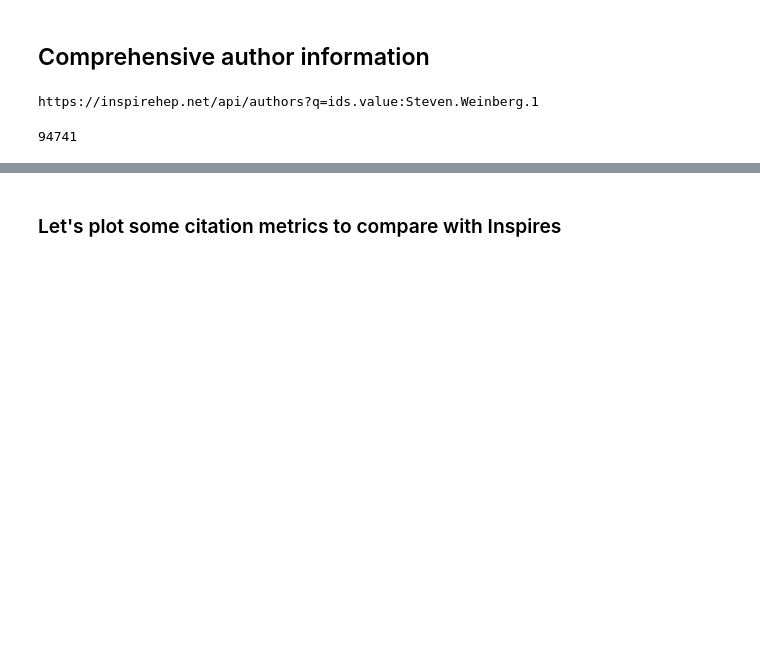
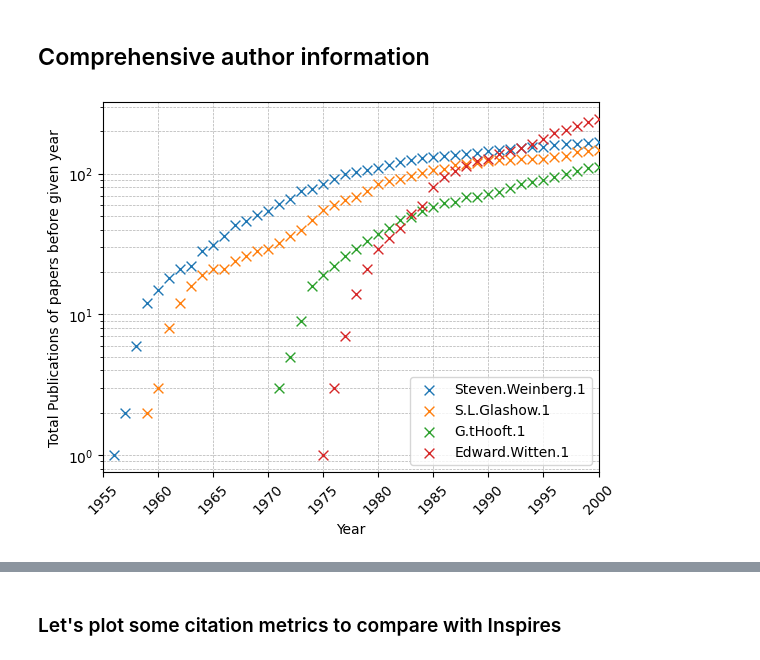
Before and after one commit to mhostert/inspy-hep, a Jupyter notebook: examples/example_1.ipynb, the cells around one changed output, grey strips where cells are left out. Drawn from its saved outputs; the diff is of its cells as text; code cells hidden in the pictures; blank space fills up the shorter version.

```diff
--- a/examples/example_1.ipynb
+++ b/examples/example_1.ipynb
@@ -58,11 +47,2 @@ SM_paper.authors
 # %% [markdown]
 ## Comprehensive author information
-# %%
-SW = Author('Steven.Weinberg.1')
-# %% [output]
-https://inspirehep.net/api/authors?q=ids.value:Steven.Weinberg.1
-# %%
-# Total number of citations
-SW.citations
-# %% [output]
-94741
@@ -68,0 +55,22 @@ SW.citations
+# %%
+colors = ['#1f77b4', '#ff7f0e', '#2ca02c', '#d62728']
+cumsum = True
+YEAR_START = 1955
+YEAR_END = 2000
+for author, color in zip(authors, colors):
+
+    description = f"{author.bai}\ncitations: {author.citations}\ncitations (no self): {author.citations_noself},\ncoauthors: {np.size(list(author.coauthors_cap10.keys()))}\n"
+    description+= f"num_hits: {author.num_hits}\ncitation/paper avg: {author.citations/author.num_hits if author.num_hits > 0 else 0.0:.1f}\n"
+    plt.scatter(np.arange(YEAR_START, YEAR_END + 1), author.get_publications_per_year(year_range=(YEAR_START,YEAR_END), min_citations=0, cumulative=cumsum, only_citeable=True), label=author.bai, color=color, marker='x', s=50, alpha=1, edgecolor='black', linewidth=1, zorder=10)
+    # plt.scatter(np.arange(YEAR_START, 2026), author.get_publications_per_year(year_range=(YEAR_START,2025), min_citations=500, cumulative=cumsum, only_citeable=True), color=color, marker='o', s=20, alpha=1, edgecolor='black', linewidth=1, zorder=10)
+
+plt.semilogy()
+plt.xlabel("Year")
+plt.ylabel("Total Publications of papers before given year")
+plt.xlim(YEAR_START, YEAR_END)
+plt.xticks(np.arange(YEAR_START, YEAR_END+1, 5), rotation=45)
+plt.grid(True, which='both', linestyle='--', linewidth=0.5)
+plt.legend(loc='lower right', ncol=1)
+plt.savefig('cumulative_papers_example.png', dpi=300, bbox_inches='tight')
+# %% [output]
+[figure, added]
```
Also changed, not shown: parts of 13 cells of this notebook, 10 other files.
